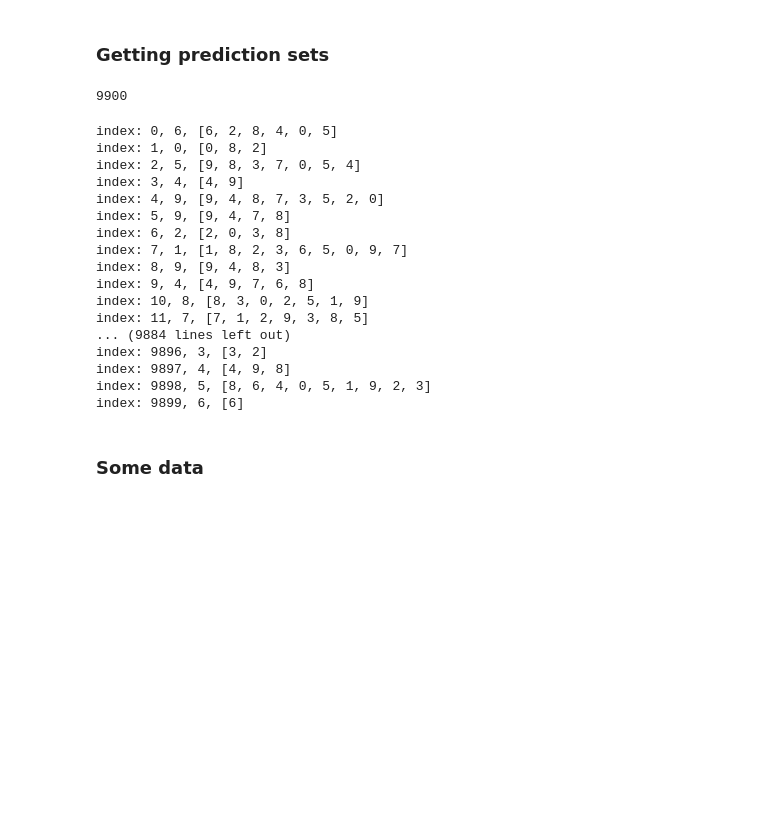
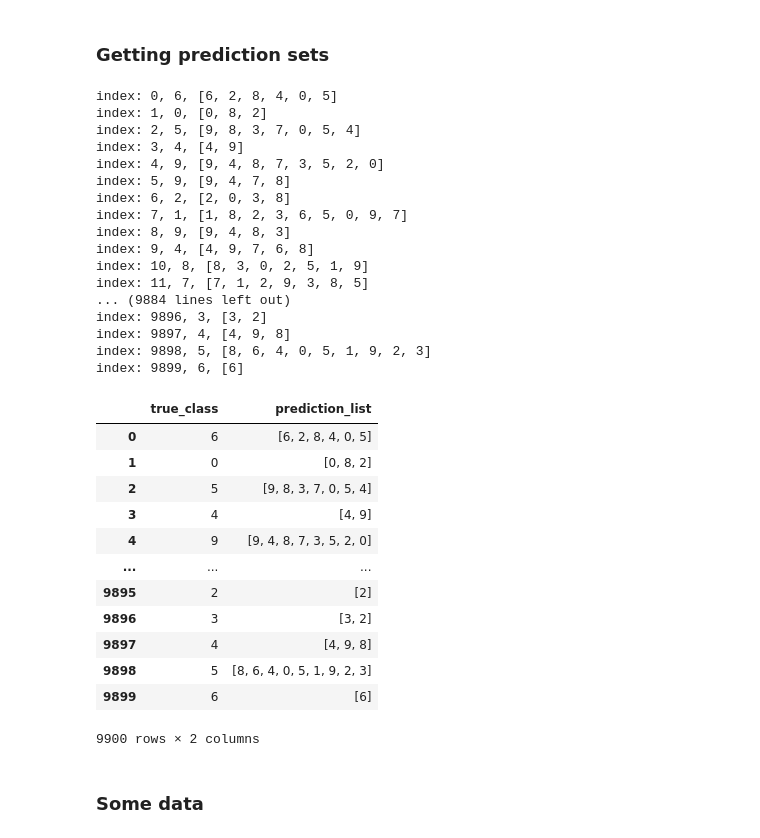
Before and after one commit to bluraygun/tfg, a Jupyter notebook: Untitled.ipynb, the cells around one changed output. Cells and saved outputs as stored; diff of their text form; code cells hidden in the pictures; blank space fills up the shorter version.

```diff
--- a/Untitled.ipynb
+++ b/Untitled.ipynb
@@ -303,32 +304,12 @@ def get_prediction_list(img):
         if cumsum >= q_hat:
             break
     return prediction_list
-# %%
-remaining_test_data = Subset(test_data, torch.arange(num_samples, len(test_data)))
-print(len(remaining_test_data))
-# %% [output]
-9900
 # %%
-model.eval()
-with torch.no_grad():
-    for idx, elem in enumerate(remaining_test_data):
-        img, y = elem
-        print(f"index: {idx}, {y}, {get_prediction_list(img)}")
+def run_predictions_data(data):
+    df = pd.DataFrame(columns=['true_class', 'prediction_list'])
+    model.eval()
+    with torch.no_grad():
+        for idx, elem in enumerate(data):
+            img, y = elem
+            df.loc[len(df)] = {'true_class': y, 'prediction_list': get_prediction_list(img)}
+    return df
-# %% [output]
-index: 0, 6, [6, 2, 8, 4, 0, 5]
-index: 1, 0, [0, 8, 2]
-index: 2, 5, [9, 8, 3, 7, 0, 5, 4]
-index: 3, 4, [4, 9]
-index: 4, 9, [9, 4, 8, 7, 3, 5, 2, 0]
-index: 5, 9, [9, 4, 7, 8]
-index: 6, 2, [2, 0, 3, 8]
-index: 7, 1, [1, 8, 2, 3, 6, 5, 0, 9, 7]
-index: 8, 9, [9, 4, 8, 3]
-index: 9, 4, [4, 9, 7, 6, 8]
-index: 10, 8, [8, 3, 0, 2, 5, 1, 9]
-index: 11, 7, [7, 1, 2, 9, 3, 8, 5]
-... (9884 lines left out)
-index: 9896, 3, [3, 2]
-index: 9897, 4, [4, 9, 8]
-index: 9898, 5, [8, 6, 4, 0, 5, 1, 9, 2, 3]
-index: 9899, 6, [6]
@@ -335,3 +319,37 @@ index: 9899, 6, [6]
+# %%
+results = run_predictions_data(remaining_test_data)
+display(results)
+# %% [output]
+index: 0, 6, [6, 2, 8, 4, 0, 5]
+index: 1, 0, [0, 8, 2]
+index: 2, 5, [9, 8, 3, 7, 0, 5, 4]
+index: 3, 4, [4, 9]
+index: 4, 9, [9, 4, 8, 7, 3, 5, 2, 0]
+index: 5, 9, [9, 4, 7, 8]
+index: 6, 2, [2, 0, 3, 8]
+index: 7, 1, [1, 8, 2, 3, 6, 5, 0, 9, 7]
+index: 8, 9, [9, 4, 8, 3]
+index: 9, 4, [4, 9, 7, 6, 8]
+index: 10, 8, [8, 3, 0, 2, 5, 1, 9]
+index: 11, 7, [7, 1, 2, 9, 3, 8, 5]
+... (9884 lines left out)
+index: 9896, 3, [3, 2]
+index: 9897, 4, [4, 9, 8]
+index: 9898, 5, [8, 6, 4, 0, 5, 1, 9, 2, 3]
+index: 9899, 6, [6]
+|  | true_class | prediction_list |
+| 0 | 6 | [6, 2, 8, 4, 0, 5] |
+| 1 | 0 | [0, 8, 2] |
+| 2 | 5 | [9, 8, 3, 7, 0, 5, 4] |
+| 3 | 4 | [4, 9] |
+| 4 | 9 | [9, 4, 8, 7, 3, 5, 2, 0] |
+| ... | ... | ... |
+| 9895 | 2 | [2] |
+| 9896 | 3 | [3, 2] |
+| 9897 | 4 | [4, 9, 8] |
+| 9898 | 5 | [8, 6, 4, 0, 5, 1, 9, 2, 3] |
+| 9899 | 6 | [6] |
+9900 rows × 2 columns
 # %% [markdown]
 ### Some data
 # %% [markdown]
```
Also changed, not shown: parts of 5 cells of this notebook.
